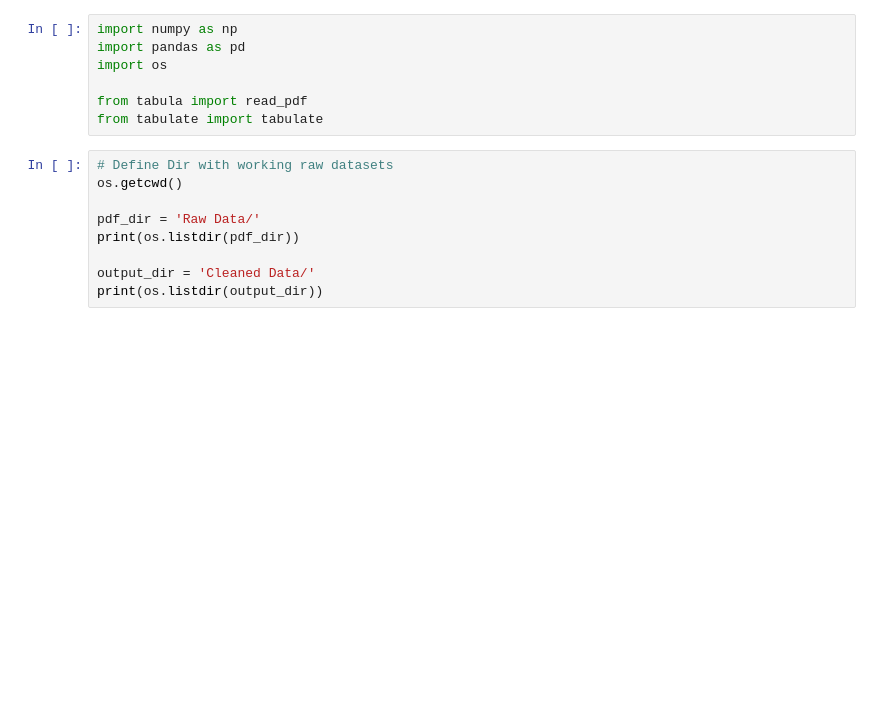
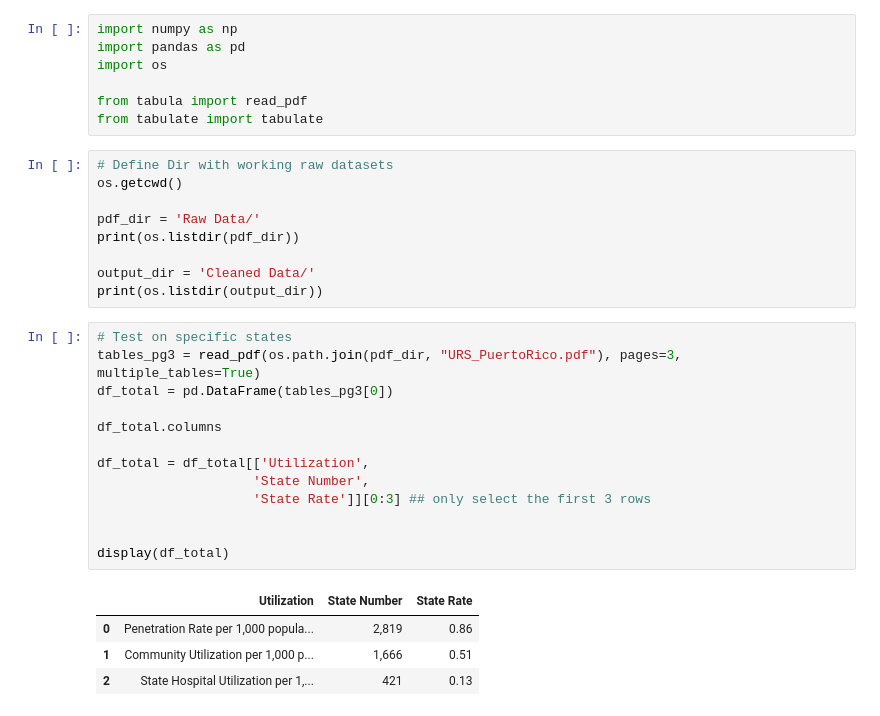
Before and after one commit to haoshu2017/URS_Python, a Jupyter notebook: test.ipynb, the cells around one changed output. Drawn from its saved outputs; the diff is of its cells as text; blank space fills up the shorter version.

```diff
--- a/test.ipynb
+++ b/test.ipynb
@@ -14,6 +14,24 @@ print(os.listdir(pdf_dir))
 
 output_dir = 'Cleaned Data/'
 print(os.listdir(output_dir))
+# %%
+# Test on specific states
+tables_pg3 = read_pdf(os.path.join(pdf_dir, "URS_PuertoRico.pdf"), pages=3, multiple_tables=True)
+df_total = pd.DataFrame(tables_pg3[0])
+
+df_total.columns
+
+df_total = df_total[['Utilization',
+                    'State Number',
+                    'State Rate']][0:3] ## only select the first 3 rows
+
+
+display(df_total)
+# %% [output]
+|  | Utilization | State Number | State Rate |
+| 0 | Penetration Rate per 1,000 popula... | 2,819 | 0.86 |
+| 1 | Community Utilization per 1,000 p... | 1,666 | 0.51 |
+| 2 | State Hospital Utilization per 1,... | 421 | 0.13 |
 # %%
 # Define a function process_pdf to process raw pdf and save into a dataframe
 
```
Also changed, not shown: parts of 4 cells of this notebook, 1 other file.
